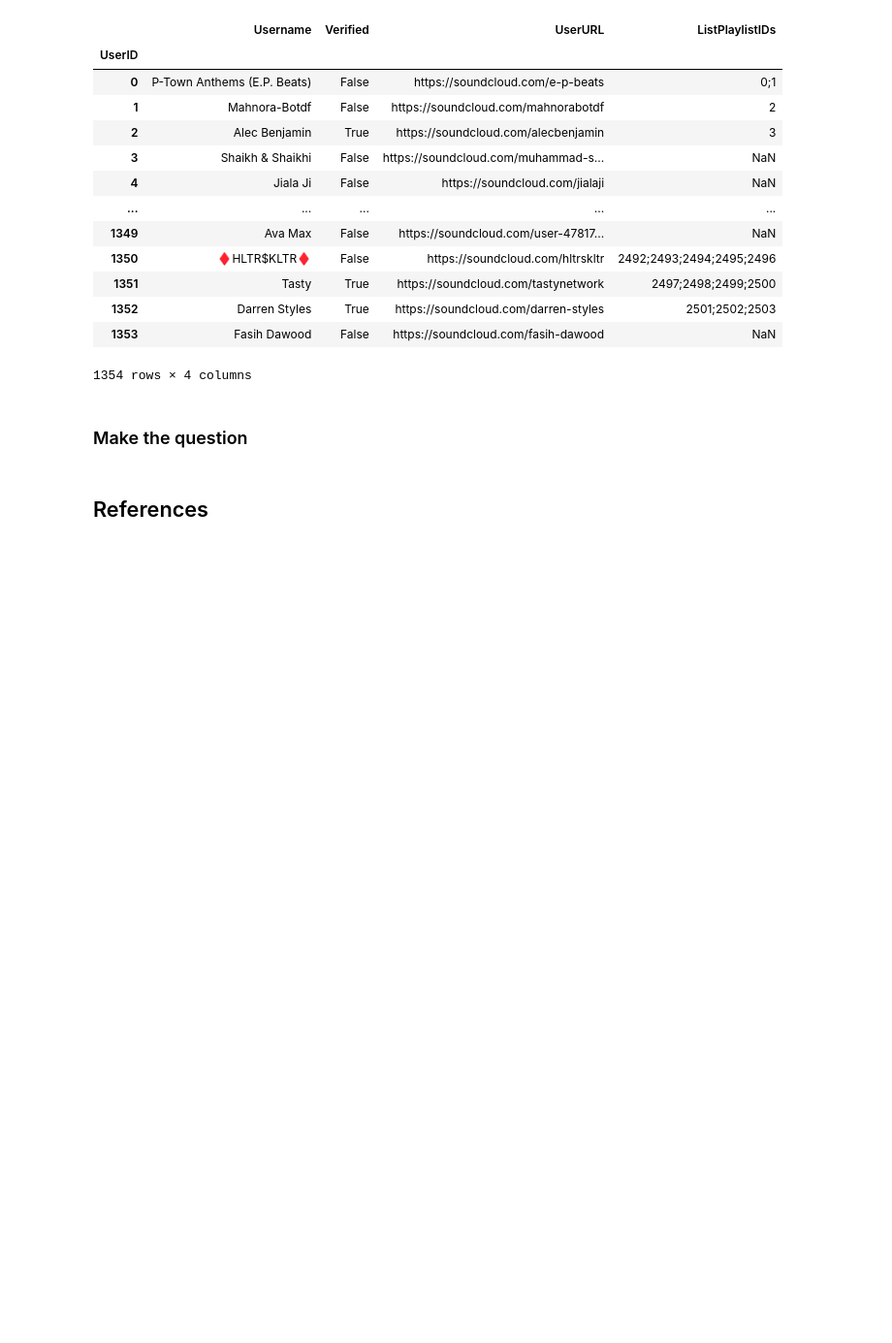
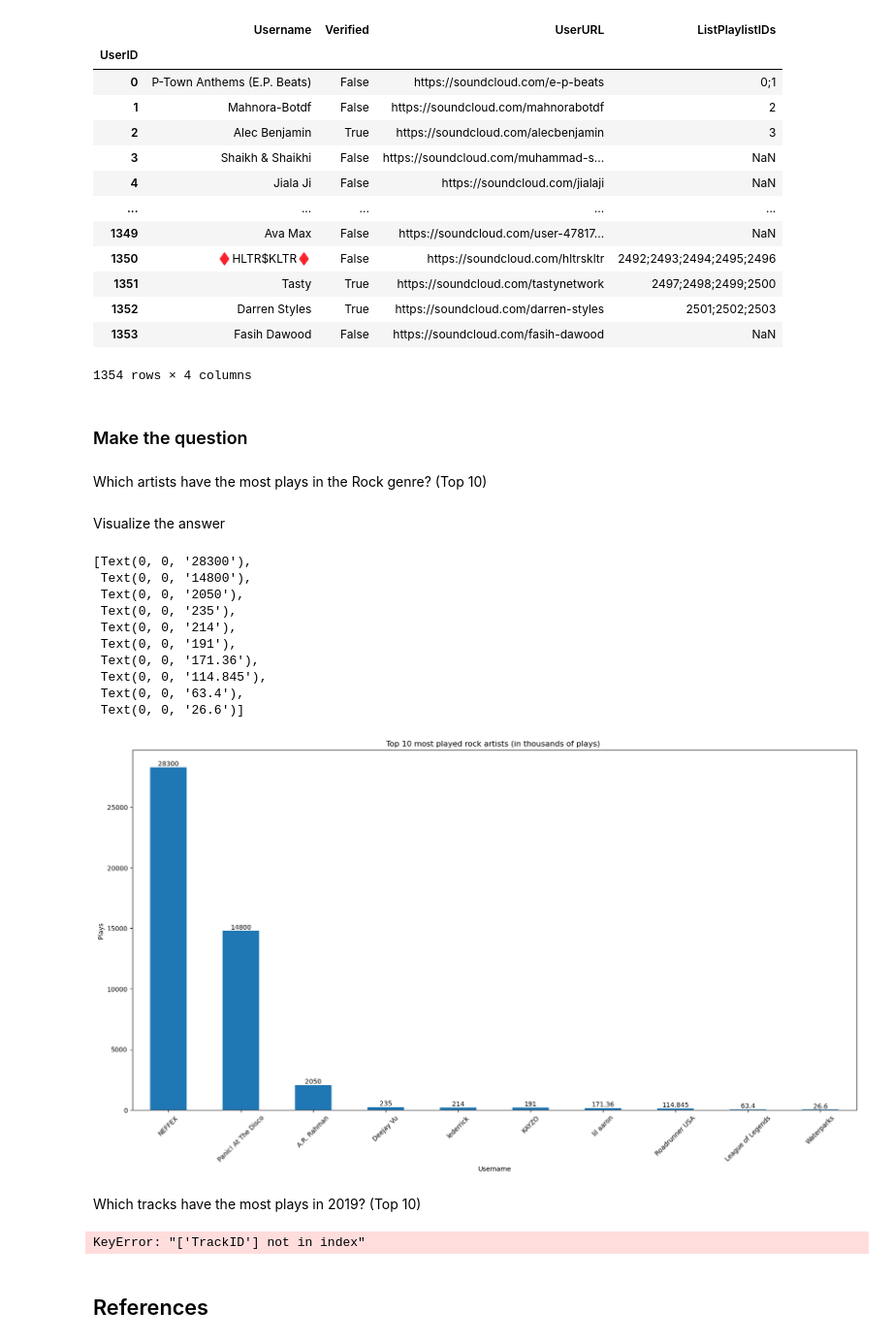
Before and after one commit to vntan/SoundCloudAnalysis, a Jupyter notebook: SoundCloudAnalysis.ipynb, the cells around one changed output. Shown at 97% size. Saved outputs shown, nothing was run; the diff lists cells and outputs as text; code cells hidden in the pictures; blank space fills up the shorter version.

Commit message:
create new branch to answer questions

```diff
--- a/SoundCloudAnalysis.ipynb
+++ b/SoundCloudAnalysis.ipynb
@@ -1048,2 +1060,47 @@ users_nonnumberic_df
+# %% [markdown]
+Which artists have the most plays in the Rock genre? (Top 10)
+# %%
+most_played_rock_artists = tracks_df[tracks_df["TagContent"] == 'Rock'].groupby("UserID")["Plays"].sum().sort_values(ascending=False).head(10)
+most_played_rock_artists_id = users_df[users_df.index.isin(most_played_rock_artists.index)].head(10)
+most_played_rock_artists_id["Plays"] = pd.Series(most_played_rock_artists.values/1000, index=most_played_rock_artists_id.index)
+most_played_rock_artists_id = most_played_rock_artists_id[["Username", "Plays"]]
+most_played_rock_artists_id = most_played_rock_artists_id.sort_values(by="Plays", ascending=False)
+# %% [markdown]
+Visualize the answer
+# %%
+plt.figure(figsize=(20, 10))
+fig = most_played_rock_artists_id["Plays"].plot(kind='bar')
+fig.set_title("Top 10 most played rock artists (in thousands of plays) ")
+fig.set_xticklabels(most_played_rock_artists_id["Username"], rotation=45)
+fig.set_xlabel("Username")
+fig.set_ylabel("Plays")
+fig.bar_label(fig.containers[0], label_type='edge')
+# %% [output]
+[Text(0, 0, '28300'),
+ Text(0, 0, '14800'),
+ Text(0, 0, '2050'),
+ Text(0, 0, '235'),
+ Text(0, 0, '214'),
+ Text(0, 0, '191'),
+ Text(0, 0, '171.36'),
+ Text(0, 0, '114.845'),
+ Text(0, 0, '63.4'),
+ Text(0, 0, '26.6')]
+[figure, added]
+# %% [markdown]
+Which tracks have the most plays in 2019? (Top 10)
+# %%
+#find tracks have the most plays in 2019? (Top 10)
+
+
+tracks_df["Year"] = tracks_df["UploadTime"].apply(lambda x: x.year)
+tracks_df_2019 = tracks_df[tracks_df["Year"] == 2019]
+tracks_df_2019 = tracks_df_2019.groupby("TrackID")["Plays"].sum().sort_values(ascending=False).head(10)
+tracks_df_2019_id = tracks_df[tracks_df.index.isin(tracks_df_2019.index)].head(10)
+tracks_df_2019_id["Plays"] = pd.Series(tracks_df_2019.values, index=tracks_df_2019_id.index)
+tracks_df_2019_id = tracks_df_2019_id[["TrackID", "Plays"]]
+tracks_df_2019_id = tracks_df_2019_id.sort_values(by="Plays", ascending=False)
+# %% [output]
+KeyError: "['TrackID'] not in index"
 # %% [markdown]
 ## References
```
Also changed, not shown: parts of 6 cells of this notebook.
